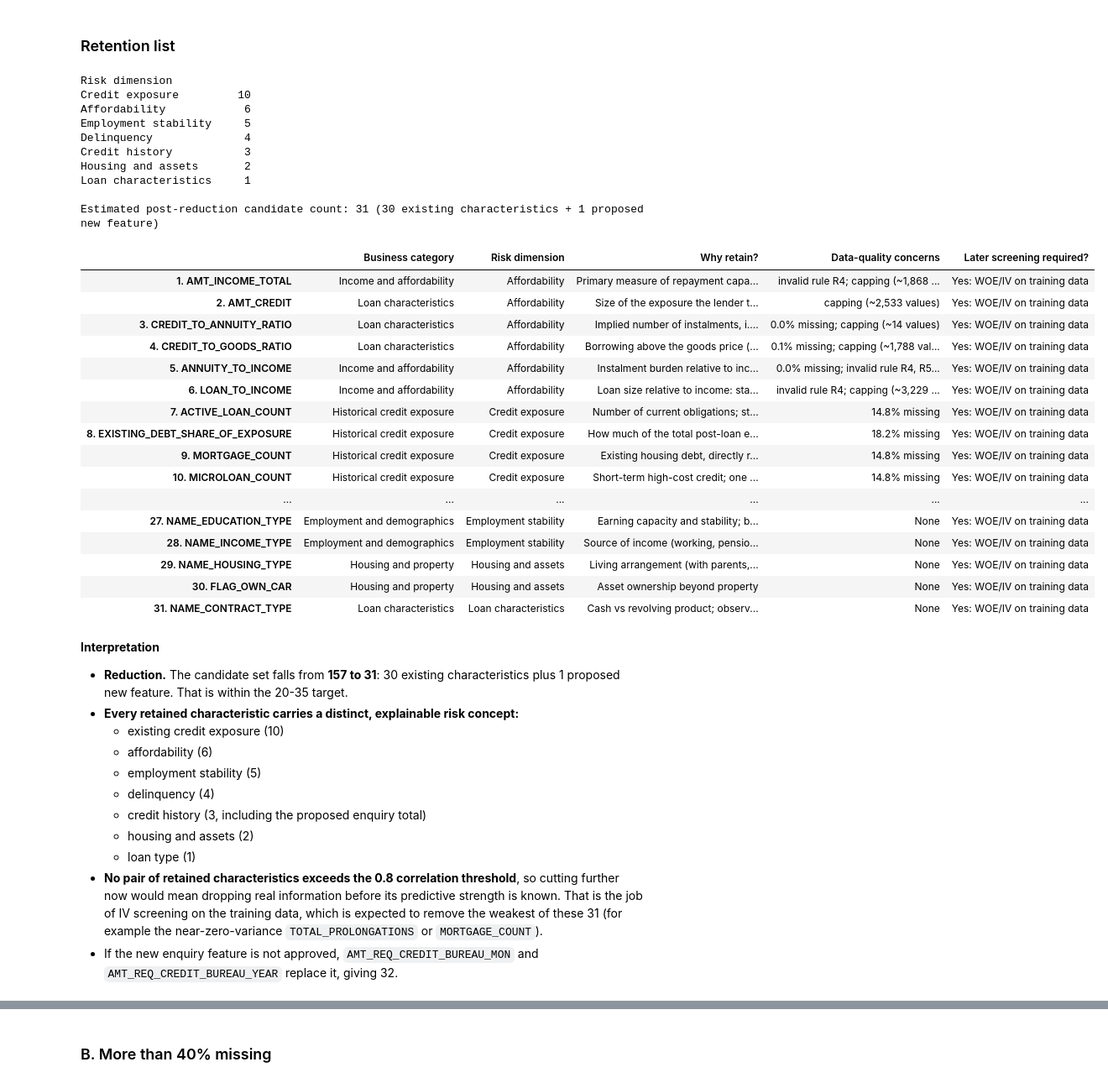
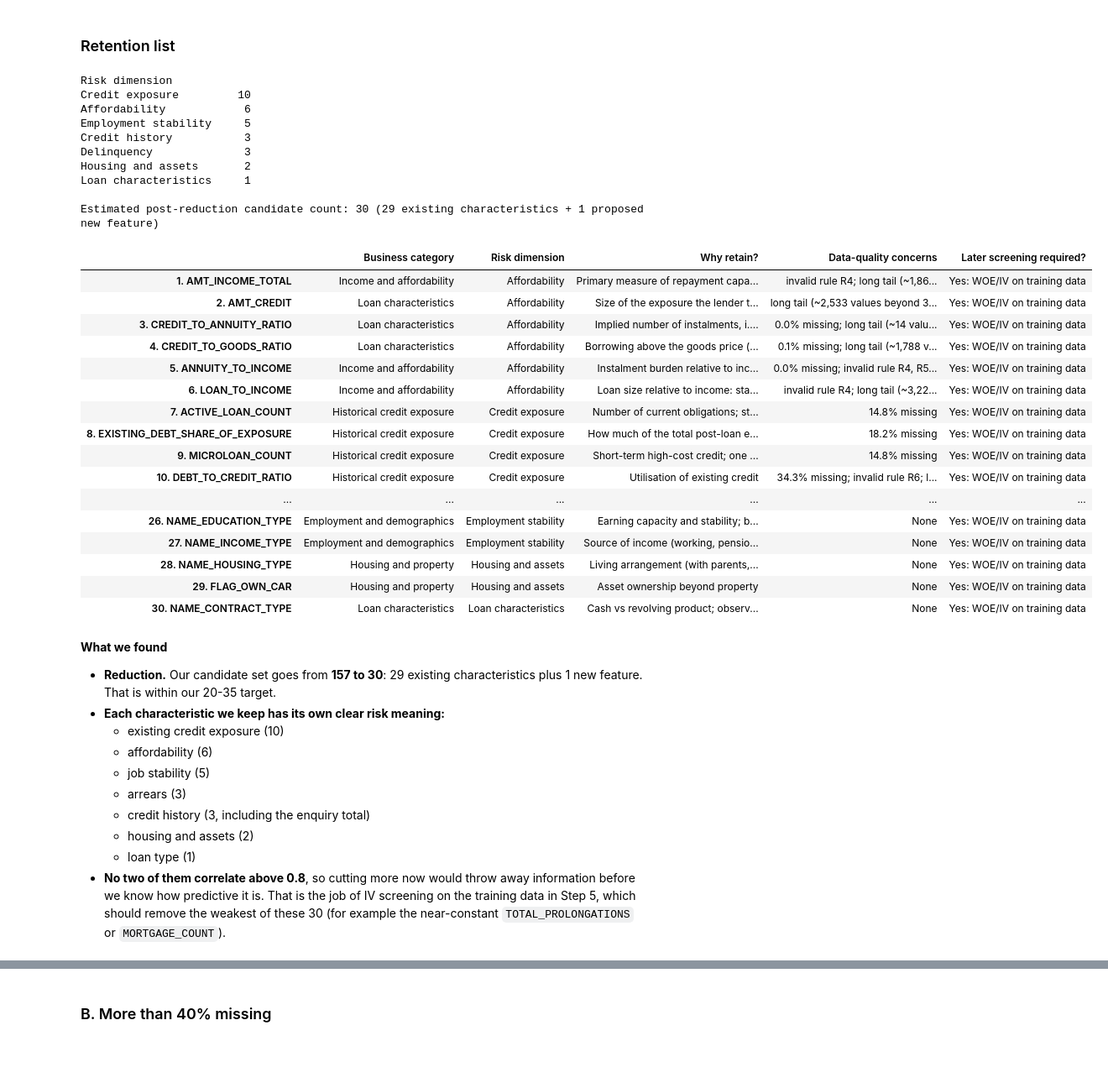
Before and after one commit to LeeLinWang/faproject, a Jupyter notebook: 04_Data_Preparation.ipynb, the cells around one changed output, grey strips where cells are left out. Shown at 84% size. Drawn from its saved outputs; the diff is of its cells as text; code cells hidden in the pictures; blank space fills up the shorter version.

```diff
--- a/04_Data_Preparation.ipynb
+++ b/04_Data_Preparation.ipynb
@@ -651,7 +649,7 @@ for r in invalid_rules:
                          'Invalid count': int(mask.sum()), 'Invalid %': mask.mean() * 100,
                          'Proposed treatment': 'Set to NaN: ' + ', '.join(r['set_missing']),
                          'Column(s) proposed status': ', '.join(sorted(set(status))),
-                         'Ambiguous (needs approval)': 'Yes' if r['ambiguous'] else 'No',
+                         'Judgement call': 'Yes' if r['ambiguous'] else 'No',
                          'Justification': r['justification']})
 invalid_table = pd.DataFrame(invalid_rows).set_index('Rule')
 with pd.option_context('display.float_format', '{:,.4f}'.format):
@@ -815,12 +790,12 @@ Proposed for capping: 10 characteristics, about 19,443 values (indicative, full
 # %%
-# illustrate the effect on two very skewed characteristics (temporary series only)
+# the two most skewed characteristics: the 95th percentile (top fine bin starts here) and where a 3-std cap would sit
 fig, axes = plt.subplots(1, 2, figsize=(14, 4))
-for ax, col in zip(axes, ['AMT_INCOME_TOTAL', 'MAX_HIST_OVERDUE']):
+for ax, col in zip(axes, ['AMT_INCOME_TOTAL', 'BUREAU_DEBT_TO_INCOME']):
     s = apply_invalid_preview(col).dropna()
-    upper = capping_table.loc[col, 'Upper cap']
     ax.hist(s[s <= s.quantile(0.999)], bins=60, color='steelblue')
-    ax.axvline(upper, color='red', linestyle='--', label=f'Proposed upper cap {upper:,.0f}')
-    ax.set_title(f'{col} (values up to P99.9; {(s > upper).sum():,} above the cap)')
+    ax.axvline(outlier_table.loc[col, 'P95'], color='green', linestyle='--', label=f"P95 {outlier_table.loc[col, 'P95']:,.1f}")
+    ax.axvline(outlier_table.loc[col, 'Mean + 3 std'], color='red', linestyle='--', label=f"Mean + 3 std {outlier_table.loc[col, 'Mean + 3 std']:,.1f}")
+    ax.set_title(f'{col} (values up to P99.9)')
     ax.legend()
 plt.tight_layout()
 plt.show()
@@ -1127,68 +1101,67 @@ def quality_concerns(col):
     rule_ids = [r['id'] for r in invalid_rules if col in r['set_missing']]
     if rule_ids:
         notes.append(f"invalid rule {', '.join(rule_ids)}")
-    if col in to_cap.index:
-        notes.append(f"capping (~{int(to_cap.loc[col, 'Values below'] + to_cap.loc[col, 'Values above']):,} values)")
+    if col in outlier_table.index and outlier_table.loc[col, 'Values beyond +/-3 std'] > 0:
+        notes.append(f"long tail (~{int(outlier_table.loc[col, 'Values beyond +/-3 std']):,} values beyond 3 std, kept for binning)")
     if relevance.loc[col, 'Proposed decision'] == 'REVIEW':
         notes.append('REVIEW decision')
     return '; '.join(notes) or 'None'
 
 retention = relevance.loc[candidate_cols, ['Business category', 'Primary reason', 'Business justification']].copy()
 retention.columns = ['Business category', 'Risk dimension', 'Why retain?']
 
 retention['Data-quality concerns'] = [quality_concerns(c) for c in retention.index]
 retention['Later screening required?'] = 'Yes: WOE/IV on training data'
 retention.loc['TOTAL_BUREAU_ENQUIRIES_12M (proposed new)'] = ['Credit history and recency', 'Credit history',
-    'Credit-seeking intensity in the last 12 months (4.7)', f"{enquiry_total_preview.isnull().mean() * 100:.1f}% missing; requires approval",
+    'Credit-seeking intensity in the last 12 months (4.7)', f"{enquiry_total_preview.isnull().mean() * 100:.1f}% missing; new feature",
     'Yes: WOE/IV on training data']
 retention.index.name = 'Characteristic'
 retention = retention.sort_values('Risk dimension')
 retention.index = [f'{i + 1}. {c}' for i, c in enumerate(retention.index)]
 
 print(retention['Risk dimension'].value_counts().to_string())
 print(f'\nEstimated post-reduction candidate count: {len(retention)} '
       f"({len(candidate_cols)} existing characteristics + {len(retention) - len(candidate_cols)} proposed new feature)")
 retention
 # %% [output]
 Risk dimension
 Credit exposure         10
 Affordability            6
 Employment stability     5
-Delinquency              4
 Credit history           3
+Delinquency              3
 Housing and assets       2
 Loan characteristics     1
 
-Estimated post-reduction candidate count: 31 (30 existing characteristics + 1 proposed new feature)
+Estimated post-reduction candidate count: 30 (29 existing characteristics + 1 proposed new feature)
 |  | Business category | Risk dimension | Why retain? | Data-quality concerns | Later screening required? |
-| 1. AMT_INCOME_TOTAL | Income and affordability | Affordability | Primary measure of repayment capa... | invalid rule R4; capping (~1,868 ... | Yes: WOE/IV on training data |
-| 2. AMT_CREDIT | Loan characteristics | Affordability | Size of the exposure the lender t... | capping (~2,533 values) | Yes: WOE/IV on training data |
-| 3. CREDIT_TO_ANNUITY_RATIO | Loan characteristics | Affordability | Implied number of instalments, i.... | 0.0% missing; capping (~14 values) | Yes: WOE/IV on training data |
-| 4. CREDIT_TO_GOODS_RATIO | Loan characteristics | Affordability | Borrowing above the goods price (... | 0.1% missing; capping (~1,788 val... | Yes: WOE/IV on training data |
+| 1. AMT_INCOME_TOTAL | Income and affordability | Affordability | Primary measure of repayment capa... | invalid rule R4; long tail (~1,86... | Yes: WOE/IV on training data |
+| 2. AMT_CREDIT | Loan characteristics | Affordability | Size of the exposure the lender t... | long tail (~2,533 values beyond 3... | Yes: WOE/IV on training data |
+| 3. CREDIT_TO_ANNUITY_RATIO | Loan characteristics | Affordability | Implied number of instalments, i.... | 0.0% missing; long tail (~14 valu... | Yes: WOE/IV on training data |
+| 4. CREDIT_TO_GOODS_RATIO | Loan characteristics | Affordability | Borrowing above the goods price (... | 0.1% missing; long tail (~1,788 v... | Yes: WOE/IV on training data |
 | 5. ANNUITY_TO_INCOME | Income and affordability | Affordability | Instalment burden relative to inc... | 0.0% missing; invalid rule R4, R5... | Yes: WOE/IV on training data |
-| 6. LOAN_TO_INCOME | Income and affordability | Affordability | Loan size relative to income: sta... | invalid rule R4; capping (~3,229 ... | Yes: WOE/IV on training data |
+| 6. LOAN_TO_INCOME | Income and affordability | Affordability | Loan size relative to income: sta... | invalid rule R4; long tail (~3,22... | Yes: WOE/IV on training data |
 | 7. ACTIVE_LOAN_COUNT | Historical credit exposure | Credit exposure | Number of current obligations; st... | 14.8% missing | Yes: WOE/IV on training data |
 | 8. EXISTING_DEBT_SHARE_OF_EXPOSURE | Historical credit exposure | Credit exposure | How much of the total post-loan e... | 18.2% missing | Yes: WOE/IV on training data |
-| 9. MORTGAGE_COUNT | Historical credit exposure | Credit exposure | Existing housing debt, directly r... | 14.8% missing | Yes: WOE/IV on training data |
-| 10. MICROLOAN_COUNT | Historical credit exposure | Credit exposure | Short-term high-cost credit; one ... | 14.8% missing | Yes: WOE/IV on training data |
+| 9. MICROLOAN_COUNT | Historical credit exposure | Credit exposure | Short-term high-cost credit; one ... | 14.8% missing | Yes: WOE/IV on training data |
+| 10. DEBT_TO_CREDIT_RATIO | Historical credit exposure | Credit exposure | Utilisation of existing credit | 34.3% missing; invalid rule R6; l... | Yes: WOE/IV on training data |
 | ... | ... | ... | ... | ... | ... |
-| 27. NAME_EDUCATION_TYPE | Employment and demographics | Employment stability | Earning capacity and stability; b... | None | Yes: WOE/IV on training data |
-| 28. NAME_INCOME_TYPE | Employment and demographics | Employment stability | Source of income (working, pensio... | None | Yes: WOE/IV on training data |
-| 29. NAME_HOUSING_TYPE | Housing and property | Housing and assets | Living arrangement (with parents,... | None | Yes: WOE/IV on training data |
-| 30. FLAG_OWN_CAR | Housing and property | Housing and assets | Asset ownership beyond property | None | Yes: WOE/IV on training data |
-| 31. NAME_CONTRACT_TYPE | Loan characteristics | Loan characteristics | Cash vs revolving product; observ... | None | Yes: WOE/IV on training data |
+| 26. NAME_EDUCATION_TYPE | Employment and demographics | Employment stability | Earning capacity and stability; b... | None | Yes: WOE/IV on training data |
+| 27. NAME_INCOME_TYPE | Employment and demographics | Employment stability | Source of income (working, pensio... | None | Yes: WOE/IV on training data |
+| 28. NAME_HOUSING_TYPE | Housing and property | Housing and assets | Living arrangement (with parents,... | None | Yes: WOE/IV on training data |
+| 29. FLAG_OWN_CAR | Housing and property | Housing and assets | Asset ownership beyond property | None | Yes: WOE/IV on training data |
+| 30. NAME_CONTRACT_TYPE | Loan characteristics | Loan characteristics | Cash vs revolving product; observ... | None | Yes: WOE/IV on training data |
 # %% [markdown]
-**Interpretation**
+**What we found**
 
-- **Reduction.** The candidate set falls from **157 to 31**: 30 existing characteristics plus 1 proposed new feature. That is within the 20-35 target.
-- **Every retained characteristic carries a distinct, explainable risk concept:**
+- **Reduction.** Our candidate set goes from **157 to 30**: 29 existing characteristics plus 1 new feature. That is within our 20-35 target.
+- **Each characteristic we keep has its own clear risk meaning:**
   - existing credit exposure (10)
   - affordability (6)
-  - employment stability (5)
-  - delinquency (4)
-  - credit history (3, including the proposed enquiry total)
+  - job stability (5)
+  - arrears (3)
+  - credit history (3, including the enquiry total)
   - housing and assets (2)
   - loan type (1)
-- **No pair of retained characteristics exceeds the 0.8 correlation threshold**, so cutting further now would mean dropping real information before its predictive strength is known. That is the job of IV screening on the training data, which is expected to remove the weakest of these 31 (for example the near-zero-variance `TOTAL_PROLONGATIONS` or `MORTGAGE_COUNT`).
-- If the new enquiry feature is not approved, `AMT_REQ_CREDIT_BUREAU_MON` and `AMT_REQ_CREDIT_BUREAU_YEAR` replace it, giving 32.
+- **No two of them correlate above 0.8**, so cutting more now would throw away information before we know how predictive it is. That is the job of IV screening on the training data in Step 5, which should remove the weakest of these 30 (for example the near-constant `TOTAL_PROLONGATIONS` or `MORTGAGE_COUNT`).
 # %% [markdown]
```
Also changed, not shown: parts of 60 cells of this notebook, 7 other files.
